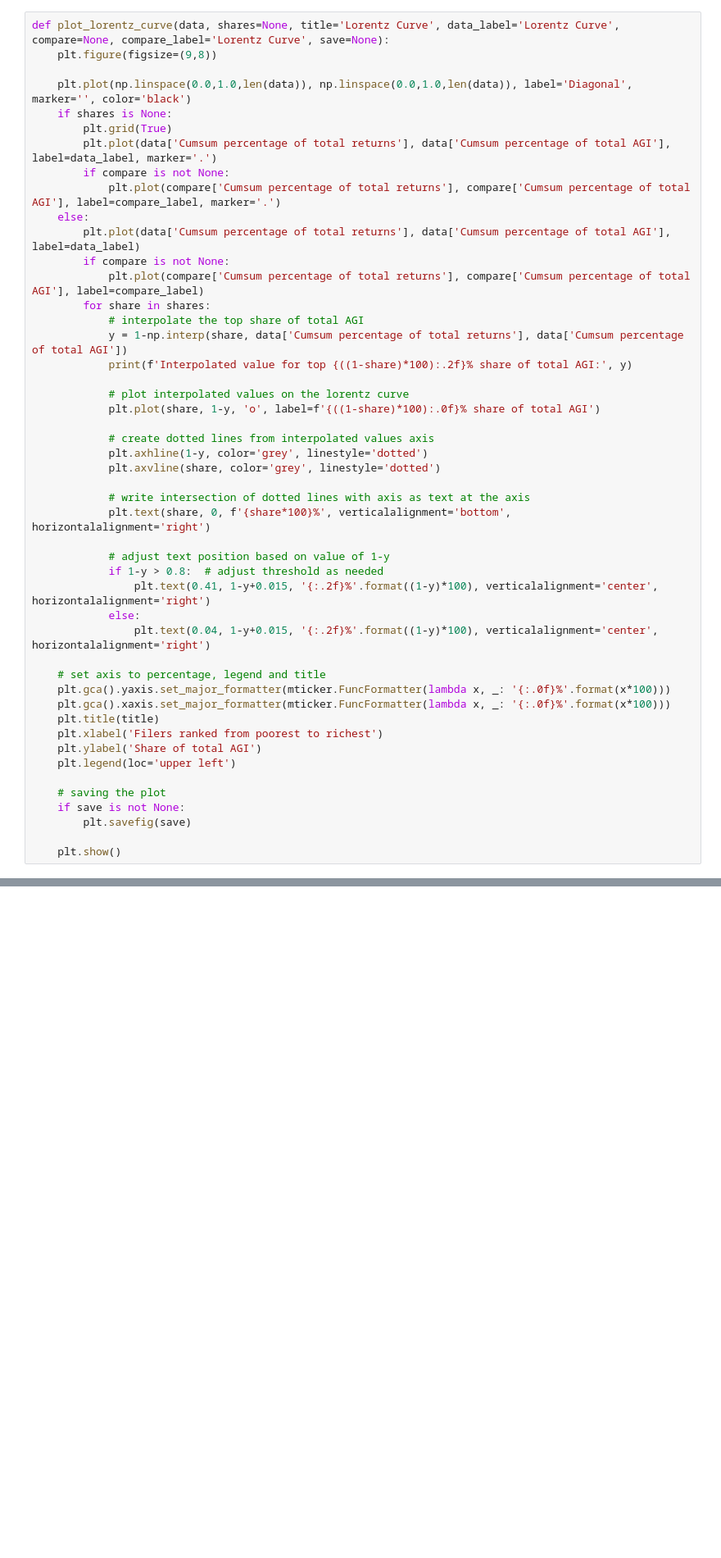
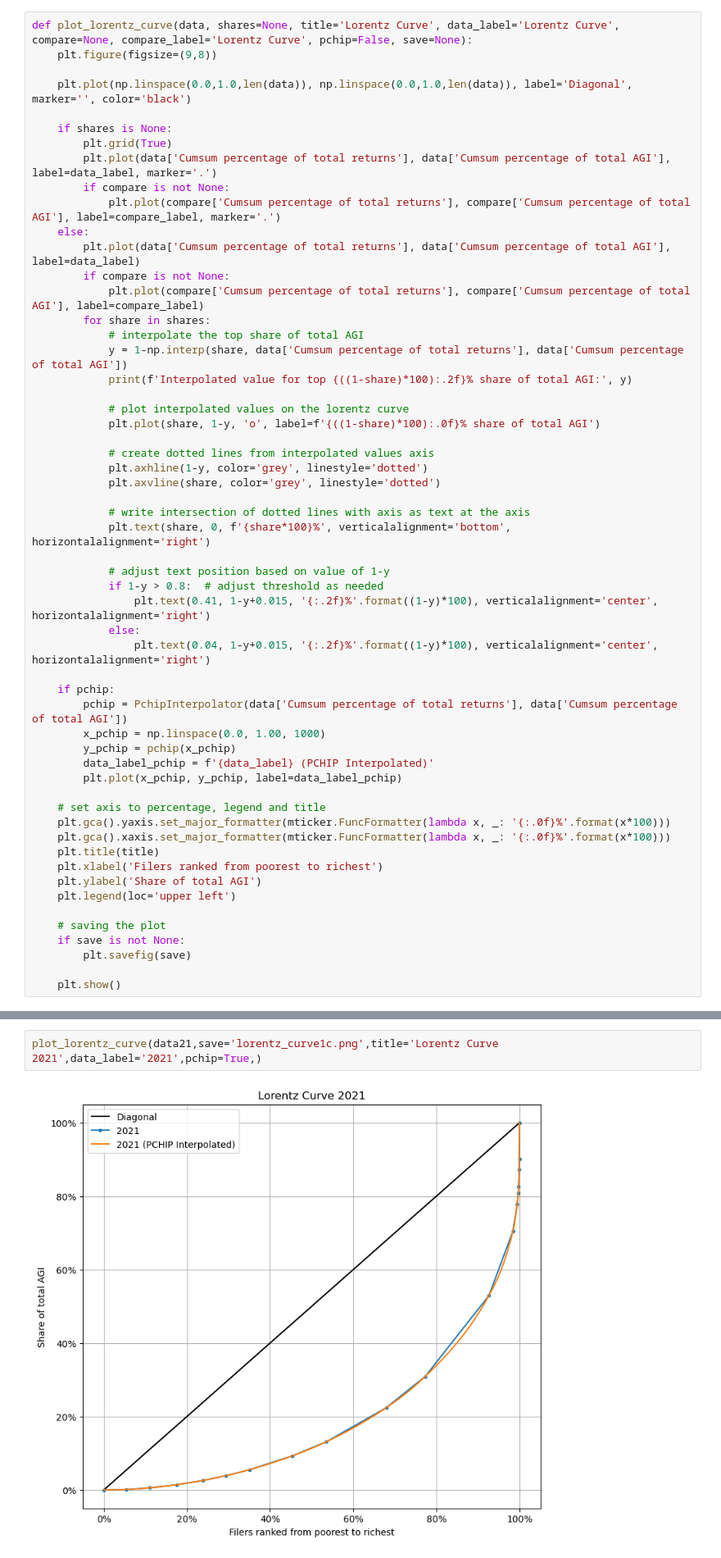
Before and after one commit to johanoelgaard/ECON230B, a Jupyter notebook: Assignment 1/Assignment I.ipynb, the cells around one changed output, grey strips where cells are left out. Shown at 82% size. Cells and saved outputs as stored; diff of their text form; blank space fills up the shorter version.

```diff
--- a/Assignment 1/Assignment I.ipynb
+++ b/Assignment 1/Assignment I.ipynb
@@ -86,10 +127,11 @@ data21 = clean_data(data_raw21, print_head=True)
 | 3 | $10,000 under $15,000 | 10056377 | 125912056 | 156725818 | ... |
 | 4 | $15,000 under $20,000 | 9786580 | 170836129 | 156725818 | ... |
 # %%
-def plot_lorentz_curve(data, shares=None, title='Lorentz Curve', data_label='Lorentz Curve', compare=None, compare_label='Lorentz Curve', save=None):
+def plot_lorentz_curve(data, shares=None, title='Lorentz Curve', data_label='Lorentz Curve', compare=None, compare_label='Lorentz Curve', pchip=False, save=None):
     plt.figure(figsize=(9,8))
 
     plt.plot(np.linspace(0.0,1.0,len(data)), np.linspace(0.0,1.0,len(data)), label='Diagonal', marker='', color='black')
+
     if shares is None:
         plt.grid(True)
         plt.plot(data['Cumsum percentage of total returns'], data['Cumsum percentage of total AGI'], label=data_label, marker='.')
@@ -120,6 +162,13 @@ def plot_lorentz_curve(data, shares=None, title='Lorentz Curve', data_label='Lor
             else:
                 plt.text(0.04, 1-y+0.015, '{:.2f}%'.format((1-y)*100), verticalalignment='center', horizontalalignment='right')
 
+    if pchip:
+        pchip = PchipInterpolator(data['Cumsum percentage of total returns'], data['Cumsum percentage of total AGI'])
+        x_pchip = np.linspace(0.0, 1.00, 1000)
+        y_pchip = pchip(x_pchip)
+        data_label_pchip = f'{data_label} (PCHIP Interpolated)'
+        plt.plot(x_pchip, y_pchip, label=data_label_pchip)
+
     # set axis to percentage, legend and title
     plt.gca().yaxis.set_major_formatter(mticker.FuncFormatter(lambda x, _: '{:.0f}%'.format(x*100)))
     plt.gca().xaxis.set_major_formatter(mticker.FuncFormatter(lambda x, _: '{:.0f}%'.format(x*100)))
@@ -157,3 +255,7 @@ Interpolated value for top 1.00% share of total AGI: 0.2540233716155428
+# %%
+plot_lorentz_curve(data21,save='lorentz_curve1c.png',title='Lorentz Curve 2021',data_label='2021',pchip=True,)
+# %% [output]
+[figure, added]
 # %% [markdown]
 ## 1.d
 # %%
```
Also changed, not shown: parts of 12 cells of this notebook, 2 other files.
